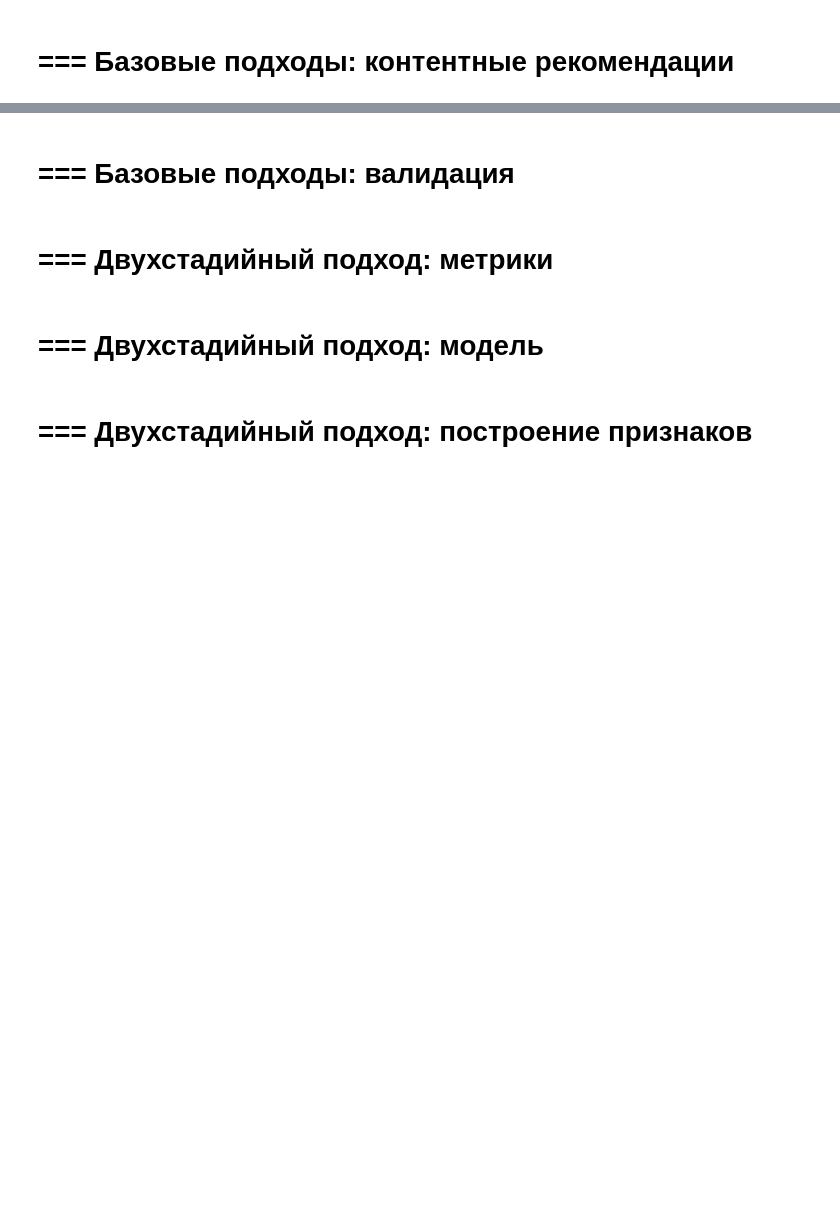
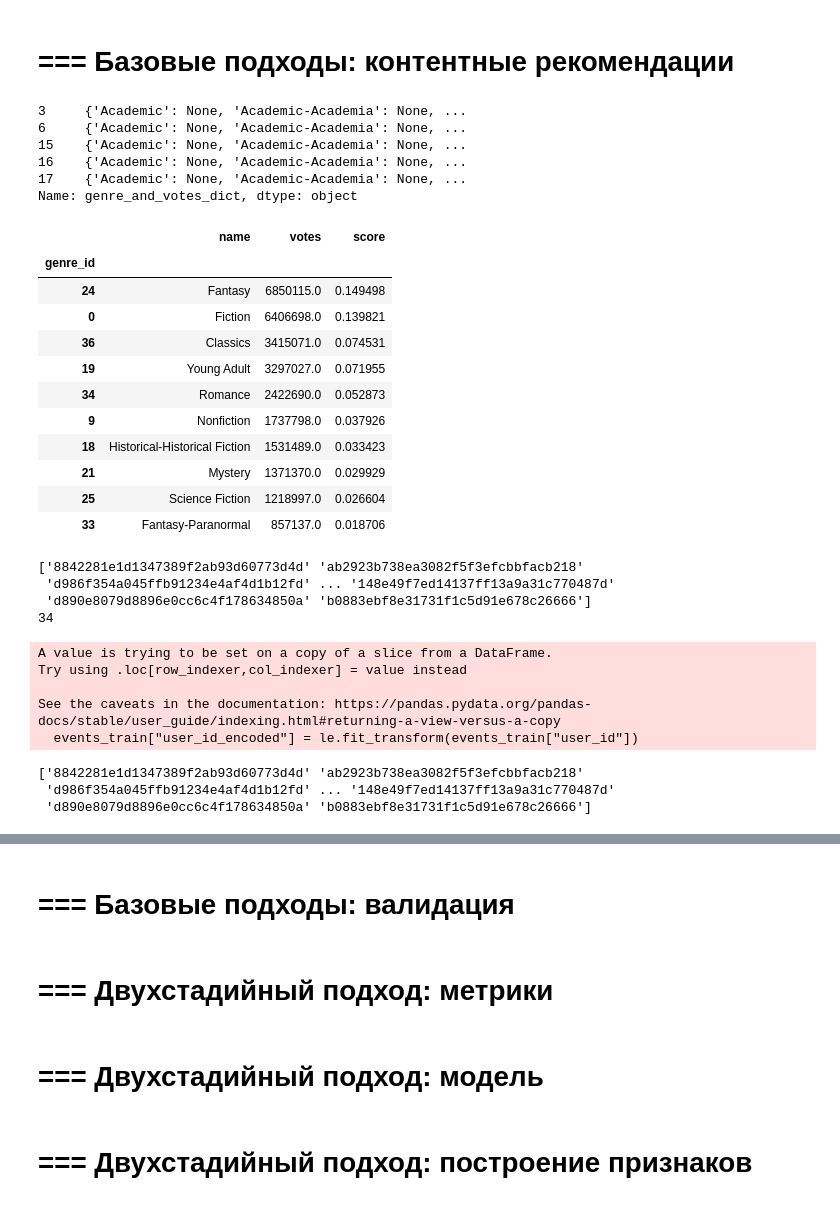
Before and after one commit to nikitalarkin/mle-recsys-start, a Jupyter notebook: main_offline.ipynb, the cells around one changed output, grey strips where cells are left out. Saved outputs shown, nothing was run; the diff lists cells and outputs as text; code cells hidden in the pictures; blank space fills up the shorter version.

```diff
--- a/main_offline.ipynb
+++ b/main_offline.ipynb
@@ -141,2 +301,54 @@ print(round(rmse, 2), round(mae, 2))
 # %% [markdown]
 # === Базовые подходы: контентные рекомендации
+# %%
+def get_genres(items):
+    """
+    Извлекает список жанров по всем книгам,
+    подсчитывает долю голосов по каждому из них
+    """
+    genres_counter = {}
+
+    for _, v in items.iterrows():
+        genre_and_votes = v["genre_and_votes_dict"]
+        if genre_and_votes is None or not isinstance(genre_and_votes, dict):
+            continue
+        for genre, votes in genre_and_votes.items():
+            if votes is None:
+                continue  # пропускаем недоданные
+            try:
+                genres_counter[genre] += votes
+            except KeyError:
+                genres_counter[genre] = votes
+
+    genres = pd.Series(genres_counter, name="votes")
+    genres = genres.to_frame()
+    genres = genres.reset_index().rename(columns={"index": "name"})
+    genres.index.name = "genre_id"
+
+    return genres
+# %%
+items["genre_and_votes_dict"].head(5)
+# %% [output]
+3     {'Academic': None, 'Academic-Academia': None, ...
+6     {'Academic': None, 'Academic-Academia': None, ...
+15    {'Academic': None, 'Academic-Academia': None, ...
+16    {'Academic': None, 'Academic-Academia': None, ...
+17    {'Academic': None, 'Academic-Academia': None, ...
+Name: genre_and_votes_dict, dtype: object
+# %%
+genres = get_genres(items)
+genres["score"] = genres["votes"] / genres["votes"].sum()
+genres.sort_values(by="score", ascending=False).head(10)
+# %% [output]
+|  | name | votes | score |
+| genre_id |  |  |  |
+| 24 | Fantasy | 6850115.0 | 0.149498 |
+| 0 | Fiction | 6406698.0 | 0.139821 |
+| 36 | Classics | 3415071.0 | 0.074531 |
+| 19 | Young Adult | 3297027.0 | 0.071955 |
+| 34 | Romance | 2422690.0 | 0.052873 |
+| 9 | Nonfiction | 1737798.0 | 0.037926 |
+| 18 | Historical-Historical Fiction | 1531489.0 | 0.033423 |
+| 21 | Mystery | 1371370.0 | 0.029929 |
+| 25 | Science Fiction | 1218997.0 | 0.026604 |
+| 33 | Fantasy-Paranormal | 857137.0 | 0.018706 |
@@ -142,0 +382,28 @@ print(round(rmse, 2), round(mae, 2))
+# %%
+user_ids = events_train["user_id"].unique()
+print(user_ids)
+
+print(len(events_train.query("user_id == '8842281e1d1347389f2ab93d60773d4d'")))
+# %% [output]
+['8842281e1d1347389f2ab93d60773d4d' 'ab2923b738ea3082f5f3efcbbfacb218'
+ 'd986f354a045ffb91234e4af4d1b12fd' ... '148e49f7ed14137ff13a9a31c770487d'
+ 'd890e8079d8896e0cc6c4f178634850a' 'b0883ebf8e31731f1c5d91e678c26666']
+34
+# %%
+from sklearn.preprocessing import LabelEncoder
+
+le = LabelEncoder()
+events_train["user_id_encoded"] = le.fit_transform(events_train["user_id"])
+# %% [output]
+A value is trying to be set on a copy of a slice from a DataFrame.
+Try using .loc[row_indexer,col_indexer] = value instead
+
+See the caveats in the documentation: https://pandas.pydata.org/pandas-docs/stable/user_guide/indexing.html#returning-a-view-versus-a-copy
+  events_train["user_id_encoded"] = le.fit_transform(events_train["user_id"])
+# %%
+user_ids = events_train["user_id"].unique()
+print(user_ids)
+# %% [output]
+['8842281e1d1347389f2ab93d60773d4d' 'ab2923b738ea3082f5f3efcbbfacb218'
+ 'd986f354a045ffb91234e4af4d1b12fd' ... '148e49f7ed14137ff13a9a31c770487d'
+ 'd890e8079d8896e0cc6c4f178634850a' 'b0883ebf8e31731f1c5d91e678c26666']
```
Also changed, not shown: parts of 19 cells of this notebook.
